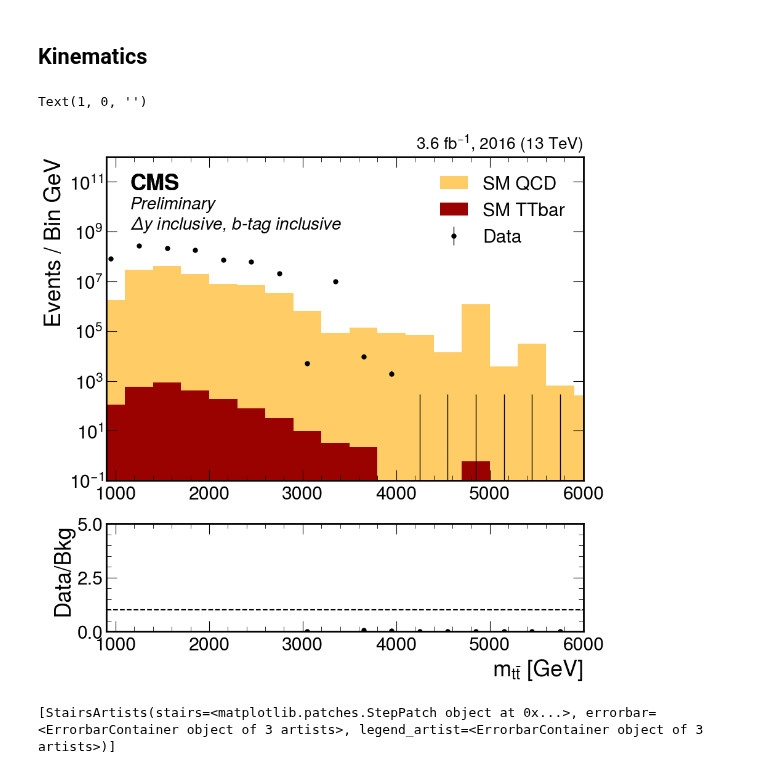
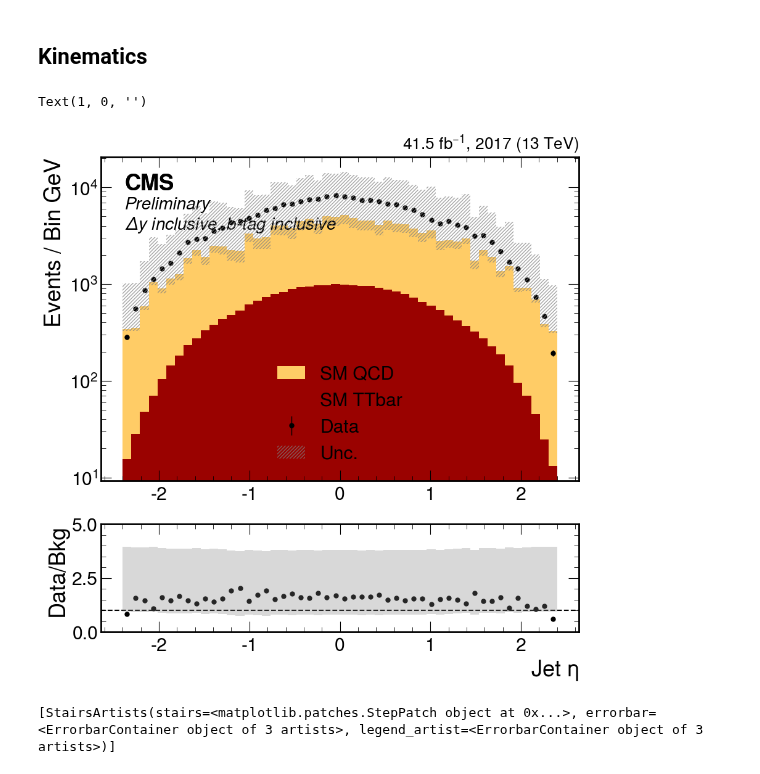
Before and after one commit to b2g-nano/TTbarAllHadUproot, a Jupyter notebook: plots/viewPlots.ipynb, the cells around one changed output. Cells and saved outputs as stored; diff of their text form; code cells hidden in the pictures.

```diff
--- a/plots/viewPlots.ipynb
+++ b/plots/viewPlots.ipynb
@@ -808,26 +808,27 @@ ax1.set_xlabel('')
 ## Kinematics
 # %%
 
-IOV = '2016all'
+IOV = '2017'
 
 
 
 fig, (ax1, ax2) = plt.subplots(nrows=2, height_ratios=[3, 1])
 
+histname = 'jeteta'
 
 
-httbar = functions.getHist2('ttbarmass', 'TTbar', IOV,
+httbar = functions.getHist2(histname, 'TTbar', IOV,
          sum_axes=['anacat'],
          integrate_axes={'systematic':'nominal', 'anacat':signal_cats},
         )
 
-hqcd = functions.getHist2('ttbarmass', 'QCD', IOV,
+hqcd = functions.getHist2(histname, 'QCD', IOV,
          sum_axes=['anacat'],
          integrate_axes={'systematic':'nominal', 'anacat':signal_cats},
         )
 
 
-hsig = functions.getHist2('ttbarmass', 'JetHT', IOV,
+hsig = functions.getHist2(histname, 'JetHT', IOV,
          sum_axes=['anacat'],
          integrate_axes={'systematic':'nominal', 'anacat':signal_cats}
         )
@@ -835,73 +836,74 @@ hsig = functions.getHist2('ttbarmass', 'JetHT', IOV,
 
 
 
-lumifactor = 0.1
+lumifactor = 1.0
 
 
 hbkg = hqcd + httbar
 
-# hUnc = functions.getHist2('ttbarmass', 'JetHT', IOV,
-#          sum_axes=['anacat'],
-#          integrate_axes={'anacat':antitag_cats},
-#          tag = '_bkgest')
+
+hUnc = functions.getHist2(histname, 'TTbar', IOV,
+         sum_axes=['anacat'],
+         integrate_axes={'anacat':signal_cats},
+        )
 
 
 
 
-# hUp, hDn = getUncertainy(hbkg, (-1)*hUnc)
+hUp, hDn = getUncertainy(hbkg, hUnc)
 
 text = 'Preliminary'+'\n'+r'$\Delta y$ inclusive'+', '+r'b-tag inclusive'
 
 hep.cms.label('', data=True, lumi='{0:0.1f}'.format(functions.lumi[IOV]*lumifactor/1000), year=IOV.replace('all',''), loc=2, fontsize=20, ax=ax1)
 hep.cms.text(text, loc=2, fontsize=20, ax=ax1)
 
 hep.histplot(hsig, histtype='errorbar', color='black', label='Data', ax=ax1)
 hep.histplot(hbkg, histtype='fill', color='#ffcc66', label='SM QCD', ax=ax1, alpha=1.0)
 hep.histplot(httbar, histtype='fill', color='xkcd:deep red', label='SM TTbar', ax=ax1)
 
-# height = hUp.values() + hDn.values()
-# bottom = hbkg.values() - hDn.values()
-# edges  = hbkg.axes['ttbarmass'].edges
+height = hUp.values() + hDn.values()
+bottom = hbkg.values() - hDn.values()
+edges  = hbkg.axes[histname].edges
 
 
-# ax1.bar(x = edges[:-1],
-#            height=height,
-#            bottom=bottom,
-#            width = np.diff(edges), align='edge', hatch='//////', edgecolor='gray',
-#            linewidth=0, facecolor='none', alpha=0.7,
-#            zorder=10, label='Unc.')
+ax1.bar(x = edges[:-1],
+           height=height,
+           bottom=bottom,
+           width = np.diff(edges), align='edge', hatch='//////', edgecolor='gray',
+           linewidth=0, facecolor='none', alpha=0.7,
+           zorder=10, label='Unc.')
 
 
-# ratio_plot =  hsig / hbkg.values()
-# ratioUp = hUp.values() / hbkg.values()
-# ratioDn = hUp.values() / hbkg.values()
+ratio_plot =  hsig / hbkg.values()
+ratioUp = hUp.values() / hbkg.values()
+ratioDn = hDn.values() / hbkg.values()
 
 
-# ax2.bar(x = edges[:-1],
-#            height=(np.ones_like(ratio_plot.values()) + ratioUp + ratioDn),
-#            bottom=(np.ones_like(ratio_plot.values()) - ratioDn),
-#            width = np.diff(edges), align='edge', edgecolor='gray',
-#            linewidth=0, facecolor='gray', alpha=0.3,
-#            zorder=10, label='Unc.')
+ax2.bar(x = edges[:-1],
+           height=(np.ones_like(ratio_plot.values()) + ratioUp + ratioDn),
+           bottom=(np.ones_like(ratio_plot.values()) - ratioDn),
+           width = np.diff(edges), align='edge', edgecolor='gray',
+           linewidth=0, facecolor='gray', alpha=0.3,
+           zorder=10, label='Unc.')
 
 
 ratio_plot =  hsig / hbkg.values()
 hep.histplot(ratio_plot, ax=ax2, histtype='errorbar', color='black')
 ax2.set_ylim(0, 5)
 ax2.axhline(1, color='black', ls='--')
 ax2.set_ylabel('Data/Bkg')
 
 
 ax1.legend()
 ax1.set_ylabel(f'Events / Bin GeV'.replace('j',''))
 ax1.set_yscale('log')
-ax1.set_ylim(1e-1, 1e12)
-ax1.set_xlim(900,6000)
-ax2.set_xlim(900,6000)
+# ax1.set_ylim(1e-1, 1e12)
+# ax1.set_xlim(900,6000)
+# ax2.set_xlim(900,6000)
 ax1.set_xlabel('')
 # %% [output]
 Text(1, 0, '')
-[figure, old version]
+[figure, new version]
 # %%
 hqcd.plot()
 # %% [output]
```
Also changed, not shown: 7 other files.
